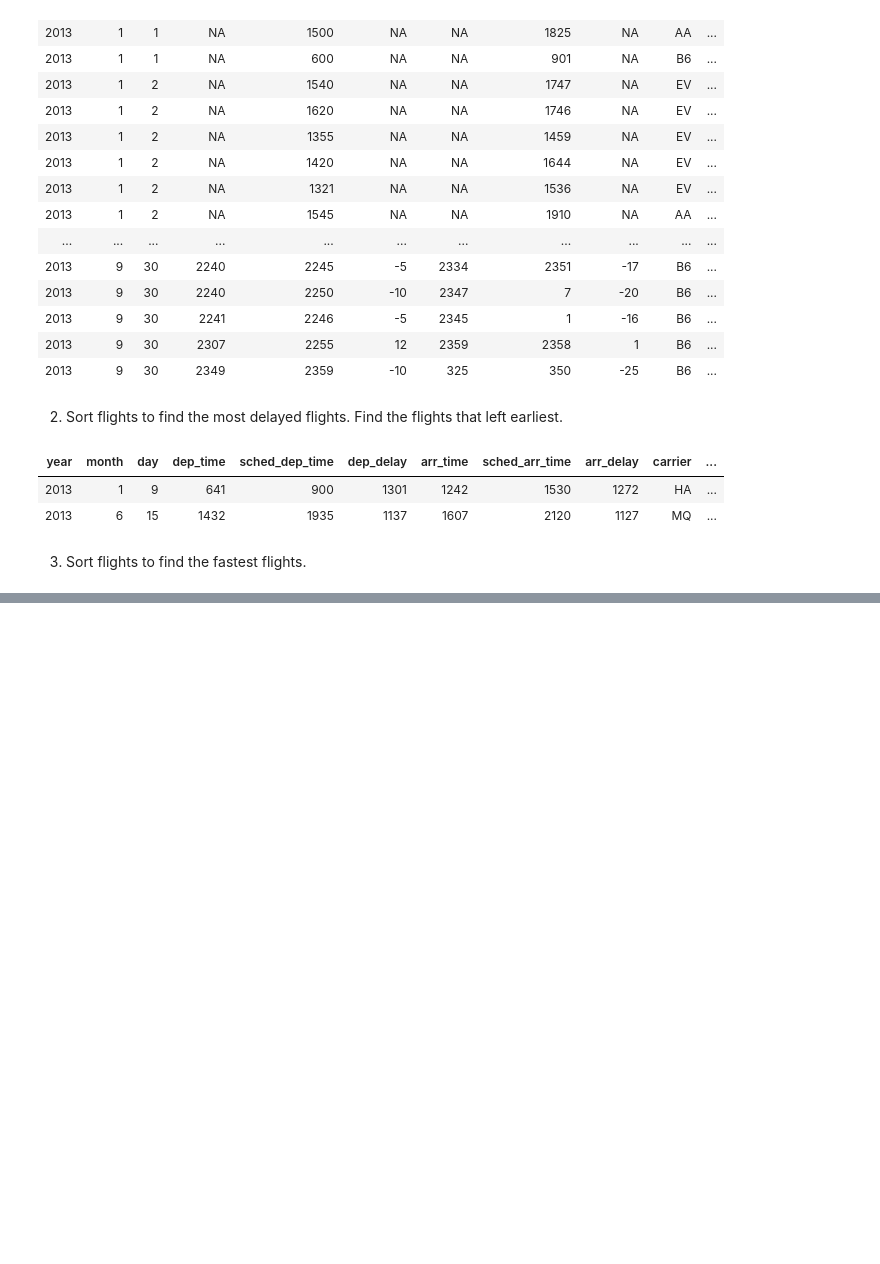
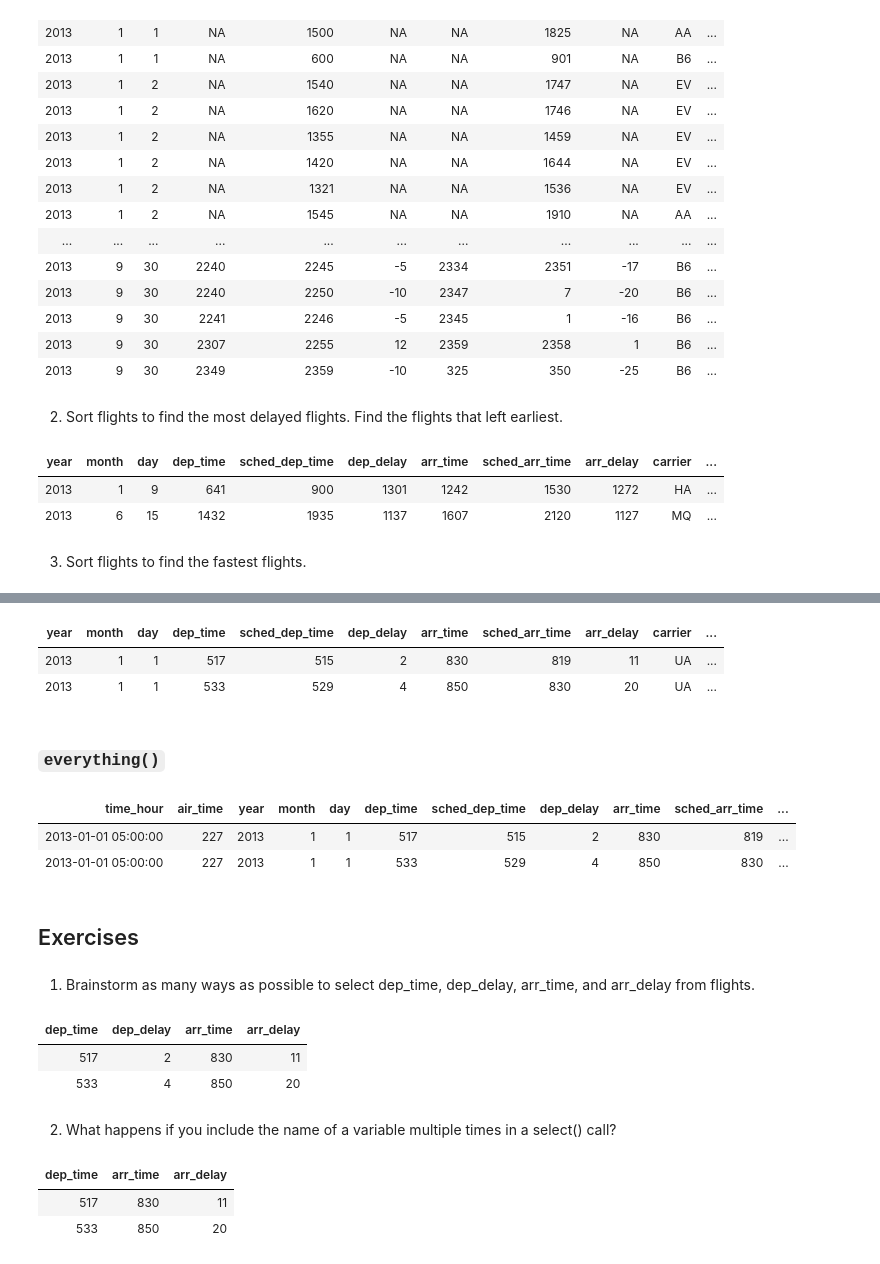
Before and after one commit to NathanZorndorf/nathanzorndorf.github.io, a Jupyter notebook: _jupyter/chapter-3-data-transformation-with-dplyr.ipynb, the cells around one changed output, grey strips where cells are left out. Saved outputs shown, nothing was run; the diff lists cells and outputs as text; code cells hidden in the pictures; blank space fills up the shorter version.

```diff
--- a/_jupyter/chapter-3-data-transformation-with-dplyr.ipynb
+++ b/_jupyter/chapter-3-data-transformation-with-dplyr.ipynb
@@ -126,0 +158,33 @@ head(arrange(flights, desc(dep_delay)), 2)
+# %%
+head(rename(flights, tail_num = tailnum), 2)
+# %% [output]
+| year | month | day | dep_time | sched_dep_time | dep_delay | arr_time | sched_arr_time | arr_delay | carrier | ... |
+| 2013 | 1 | 1 | 517 | 515 | 2 | 830 | 819 | 11 | UA | ... |
+| 2013 | 1 | 1 | 533 | 529 | 4 | 850 | 830 | 20 | UA | ... |
+# %% [markdown]
+### `everything()`
+# %%
+# move a couple of columns but keep the rest of the columns
+head(select(flights, time_hour, air_time, everything()), 2)
+# %% [output]
+| time_hour | air_time | year | month | day | dep_time | sched_dep_time | dep_delay | arr_time | sched_arr_time | ... |
+| 2013-01-01 05:00:00 | 227 | 2013 | 1 | 1 | 517 | 515 | 2 | 830 | 819 | ... |
+| 2013-01-01 05:00:00 | 227 | 2013 | 1 | 1 | 533 | 529 | 4 | 850 | 830 | ... |
+# %% [markdown]
+## Exercises
+# %% [markdown]
+1. Brainstorm as many ways as possible to select dep_time, dep_delay, arr_time, and arr_delay from flights.
+# %%
+head(select(flights, c("dep_time", "dep_delay","arr_time","arr_delay")), 2)
+# %% [output]
+| dep_time | dep_delay | arr_time | arr_delay |
+| 517 | 2 | 830 | 11 |
+| 533 | 4 | 850 | 20 |
+# %% [markdown]
+2. What happens if you include the name of a variable multiple times in a select() call?
+# %%
+head(select(flights, c("dep_time", "dep_time","arr_time","arr_delay")), 2)
+# %% [output]
+| dep_time | arr_time | arr_delay |
+| 517 | 830 | 11 |
+| 533 | 850 | 20 |
```
Also changed, not shown: parts of 21 cells of this notebook.
